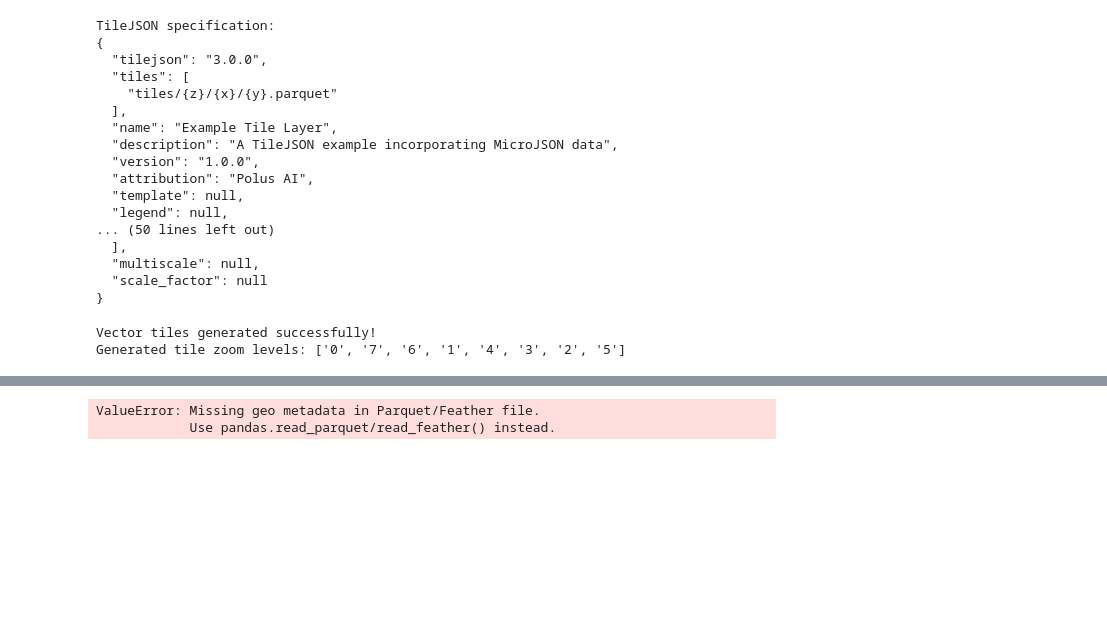
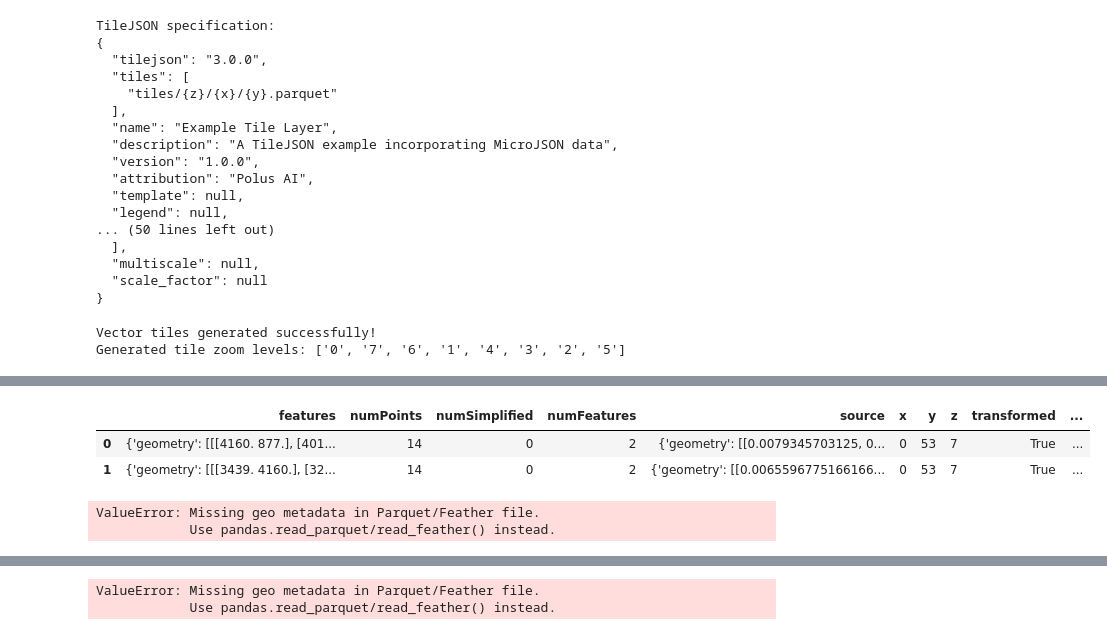
Before and after one commit to PolusAI/microjson, a Jupyter notebook: notebooks/Test.ipynb, the cells around one changed output, grey strips where cells are left out. Drawn from its saved outputs; the diff is of its cells as text; code cells hidden in the pictures; blank space fills up the shorter version.

Commit message:
added example parquet file with metadata

```diff
--- a/notebooks/Test.ipynb
+++ b/notebooks/Test.ipynb
@@ -153,0 +165,11 @@ Generated tile zoom levels: ['0', '7', '6', '1', '4', '3', '2', '5']
+# %%
+pd.read_parquet('example_with_redundant_metadata.parquet')
+# %% [output]
+|  | features | numPoints | numSimplified | numFeatures | source | x | y | z | transformed | ... |
+| 0 | {'geometry': [[[4160. 877.], [401... | 14 | 0 | 2 | {'geometry': [[0.0079345703125, 0... | 0 | 53 | 7 | True | ... |
+| 1 | {'geometry': [[[3439. 4160.], [32... | 14 | 0 | 2 | {'geometry': [[0.0065596775166166... | 0 | 53 | 7 | True | ... |
+# %%
+gpd.read_parquet('tiles/2/2/0.parquet')
+# %% [output]
+ValueError: Missing geo metadata in Parquet/Feather file.
+            Use pandas.read_parquet/read_feather() instead.
```
Also changed, not shown: parts of 6 cells of this notebook, 2 other files.
